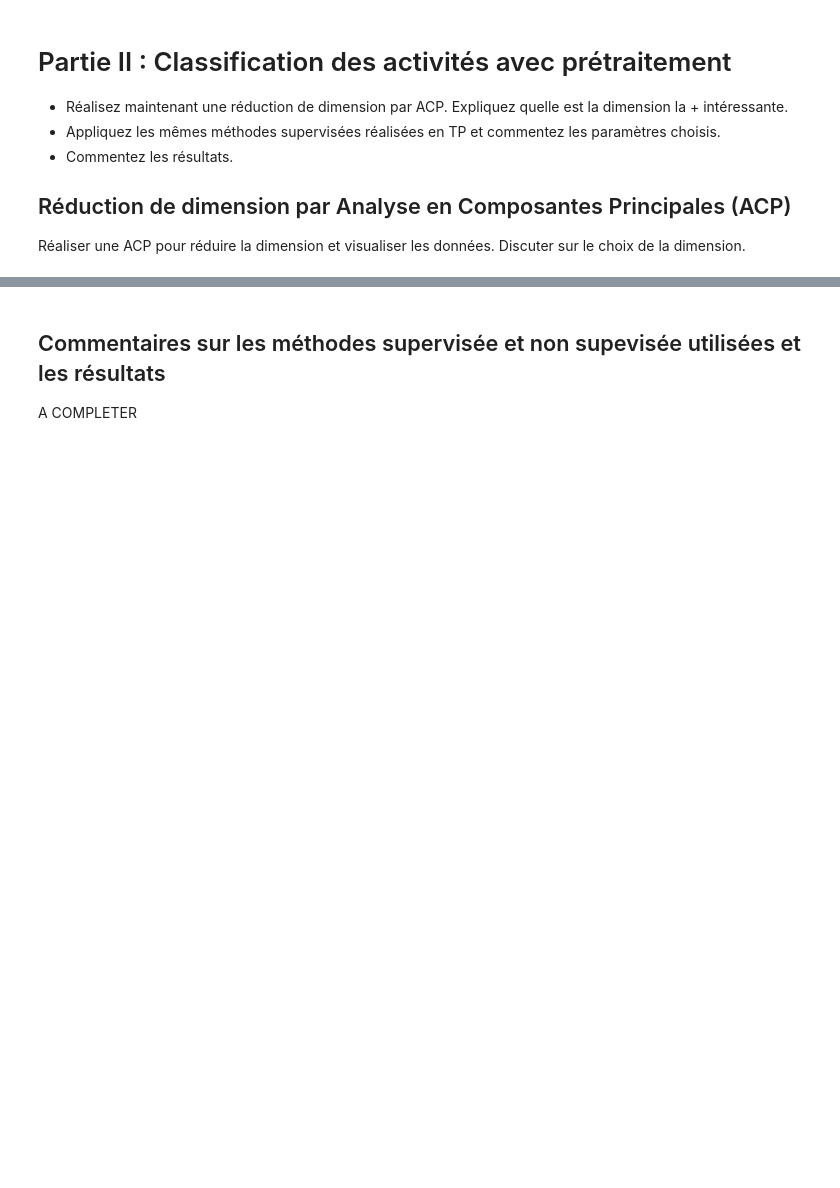
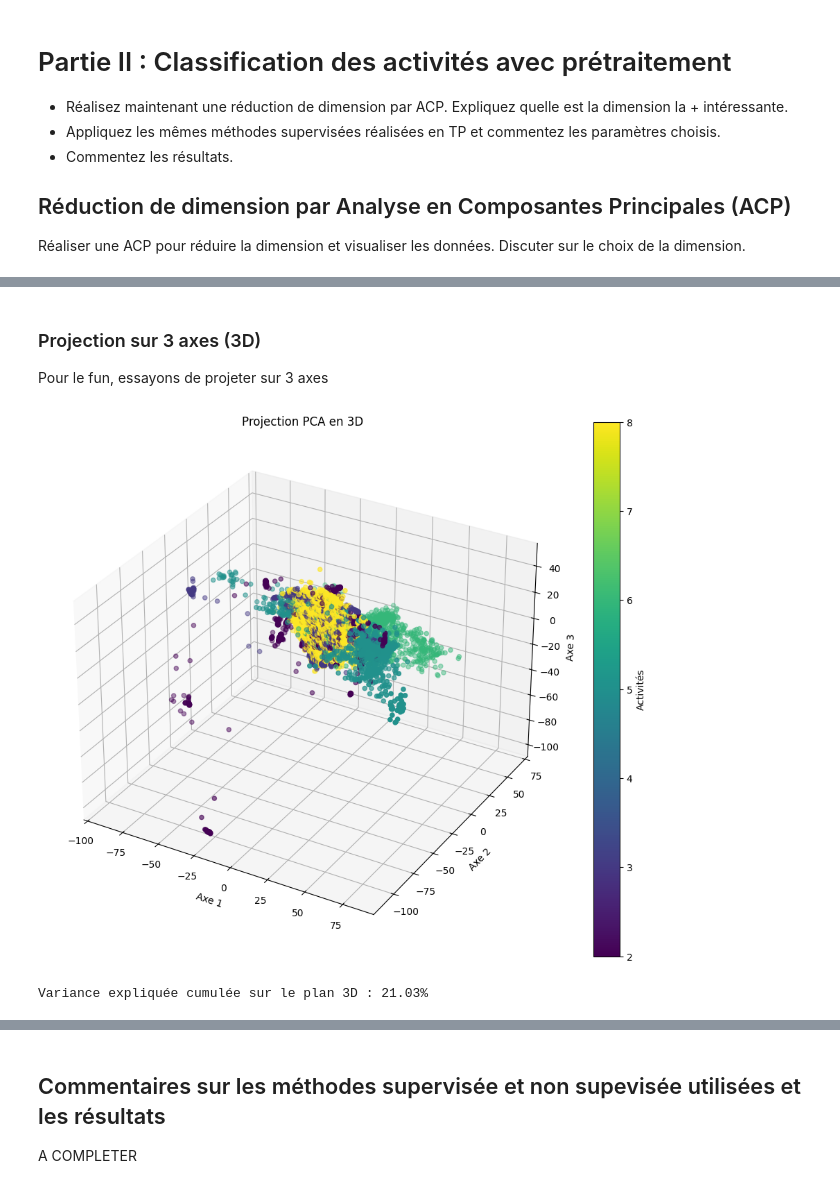
Before and after one commit to Stephane-Lpt/ENSEEIHT-Data-Analysis-Project, a Jupyter notebook: Projet2_FISA_TDA1_Cheville.ipynb, the cells around one changed output, grey strips where cells are left out. Cells and saved outputs as stored; diff of their text form; code cells hidden in the pictures; blank space fills up the shorter version.

```diff
--- a/Projet2_FISA_TDA1_Cheville.ipynb
+++ b/Projet2_FISA_TDA1_Cheville.ipynb
@@ -407,0 +472,33 @@ puis projeter les données de l'ensemble de test dans la base de l'ACP, applique
+# %% [markdown]
+### Projection sur 3 axes (3D)
+Pour le fun, essayons de projeter sur 3 axes
+# %%
+# 1. Calcul PCA sur 3 dimensions
+pca_3d = PCA(n_components=3)
+X_proj_3d = pca_3d.fit_transform(Xtrain_Cheville)
+
+fig = plt.figure(figsize=(12, 10))
+ax = fig.add_subplot(111, projection='3d')
+
+scatter = ax.scatter(
+    X_proj_3d[:, 0],
+    X_proj_3d[:, 1],
+    X_proj_3d[:, 2],
+    c=y_train,
+    cmap='viridis',
+)
+
+ax.set_xlabel('Axe 1')
+ax.set_ylabel('Axe 2')
+ax.set_zlabel('Axe 3')
+ax.set_title("Projection PCA en 3D")
+plt.colorbar(scatter, label='Activités')
+plt.show()
+# %% [output]
+[figure, added]
+# %%
+var_3d = sum(pca_3d.explained_variance_ratio_) * 100
+
+print(f"Variance expliquée cumulée sur le plan 3D : {var_3d:.2f}%")
+# %% [output]
+Variance expliquée cumulée sur le plan 3D : 21.03%
```
Also changed, not shown: parts of 47 cells of this notebook.
